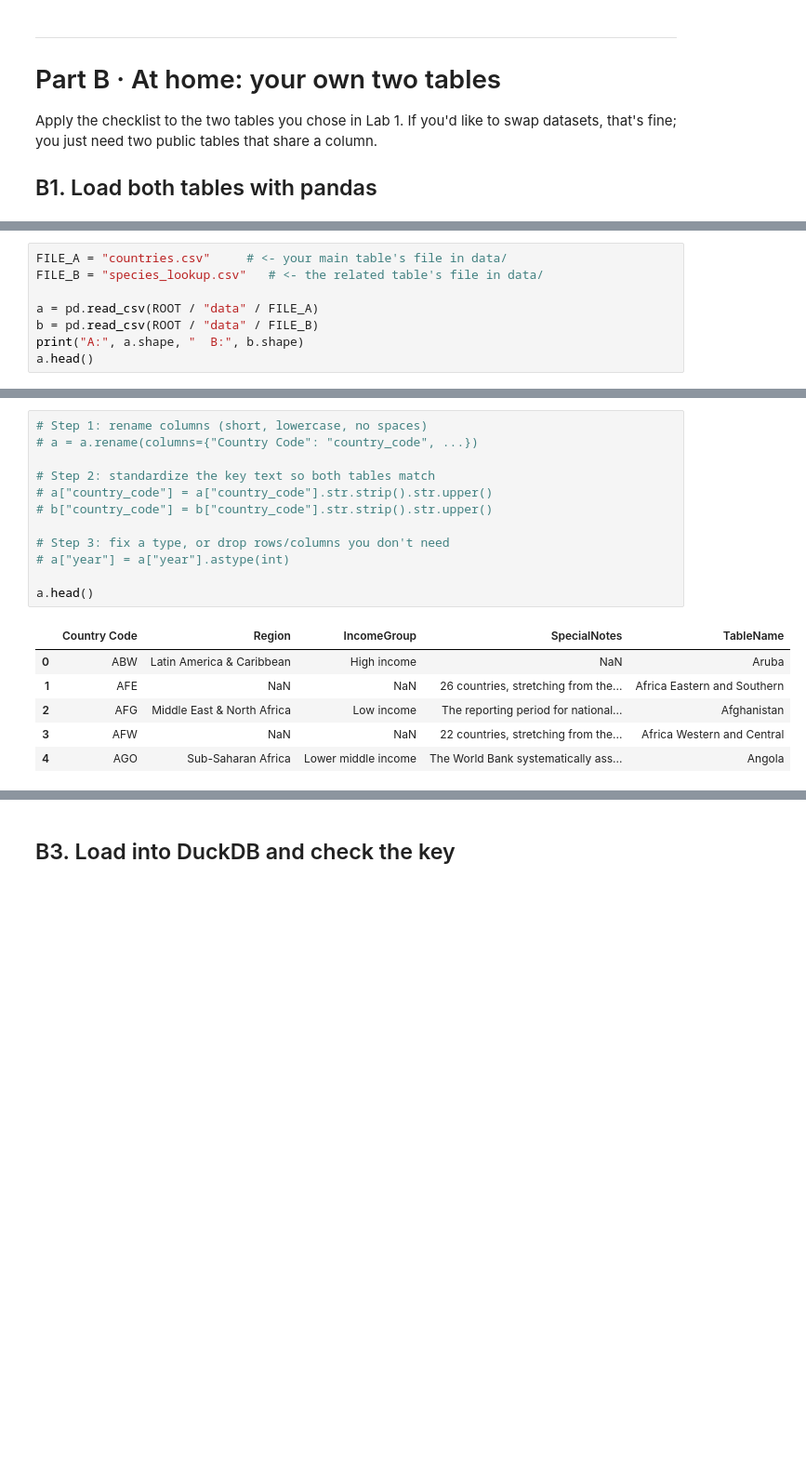
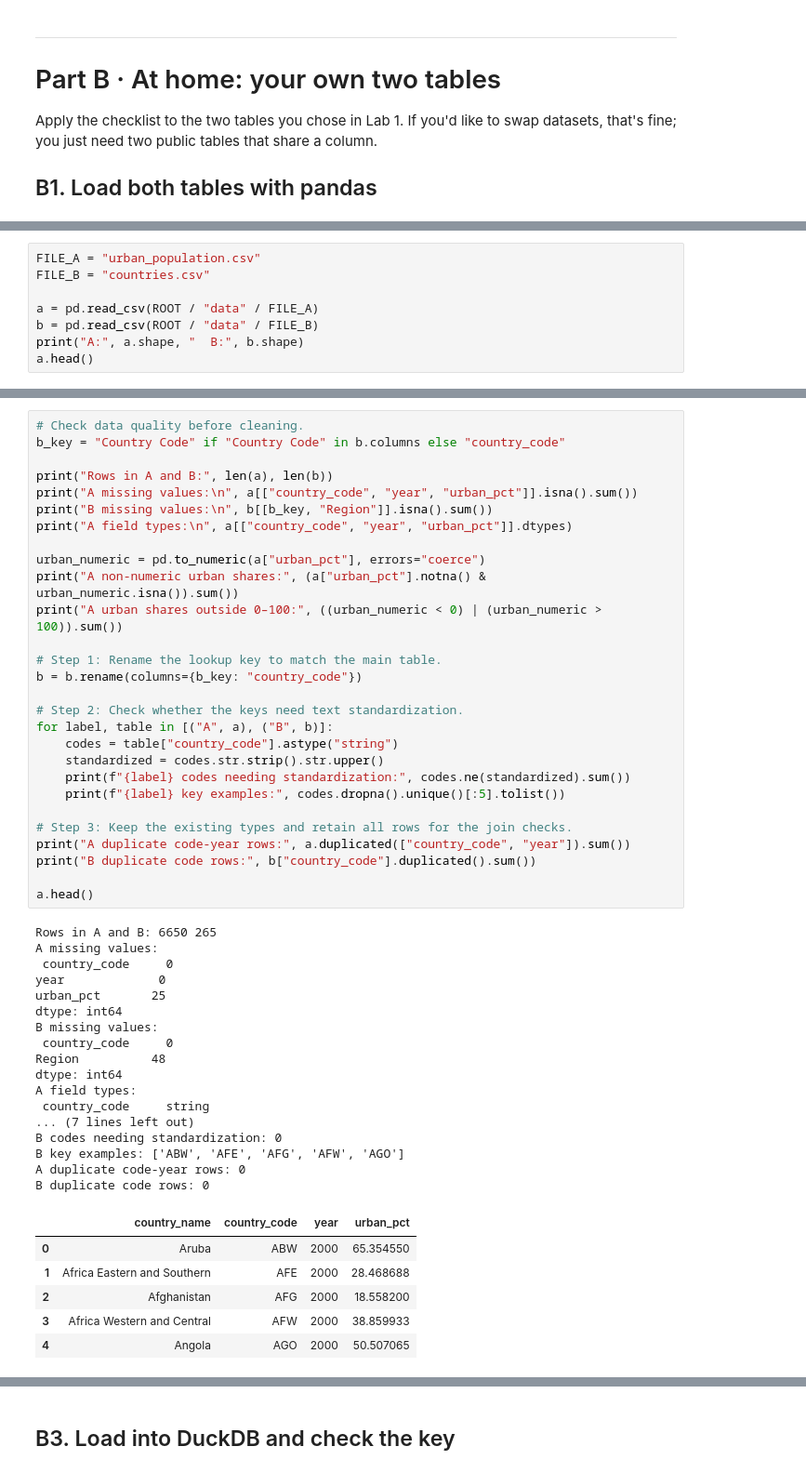
Before and after one commit to sp4609/data-infra-project, a Jupyter notebook: notebooks/lab2_joins.ipynb, the cells around one changed output, grey strips where cells are left out. Shown at 93% size. Saved outputs shown, nothing was run; the diff lists cells and outputs as text; blank space fills up the shorter version.

```diff
--- a/notebooks/lab2_joins.ipynb
+++ b/notebooks/lab2_joins.ipynb
@@ -225,6 +360,6 @@ Apply the checklist to the two tables you chose in Lab 1. If you'd like to swap
 # %%
-FILE_A = "countries.csv"     # <- your main table's file in data/
-FILE_B = "species_lookup.csv"   # <- the related table's file in data/
+FILE_A = "urban_population.csv"
+FILE_B = "countries.csv"
 
 a = pd.read_csv(ROOT / "data" / FILE_A)
 b = pd.read_csv(ROOT / "data" / FILE_B)
@@ -253,21 +389,54 @@ b.head()
 
 Use the Part A steps as a model: rename columns, standardize text, fix types, drop columns you don't need. Write each step in its own line with a comment saying *why*.
 # %%
-# Step 1: rename columns (short, lowercase, no spaces)
-# a = a.rename(columns={"Country Code": "country_code", ...})
+# Check data quality before cleaning.
+b_key = "Country Code" if "Country Code" in b.columns else "country_code"
 
-# Step 2: standardize the key text so both tables match
-# a["country_code"] = a["country_code"].str.strip().str.upper()
-# b["country_code"] = b["country_code"].str.strip().str.upper()
+print("Rows in A and B:", len(a), len(b))
+print("A missing values:\n", a[["country_code", "year", "urban_pct"]].isna().sum())
+print("B missing values:\n", b[[b_key, "Region"]].isna().sum())
+print("A field types:\n", a[["country_code", "year", "urban_pct"]].dtypes)
 
-# Step 3: fix a type, or drop rows/columns you don't need
-# a["year"] = a["year"].astype(int)
+urban_numeric = pd.to_numeric(a["urban_pct"], errors="coerce")
+print("A non-numeric urban shares:", (a["urban_pct"].notna() & urban_numeric.isna()).sum())
+print("A urban shares outside 0–100:", ((urban_numeric < 0) | (urban_numeric > 100)).sum())
+
+# Step 1: Rename the lookup key to match the main table.
+b = b.rename(columns={b_key: "country_code"})
+
+# Step 2: Check whether the keys need text standardization.
+for label, table in [("A", a), ("B", b)]:
+    codes = table["country_code"].astype("string")
+    standardized = codes.str.strip().str.upper()
+    print(f"{label} codes needing standardization:", codes.ne(standardized).sum())
+    print(f"{label} key examples:", codes.dropna().unique()[:5].tolist())
+
+# Step 3: Keep the existing types and retain all rows for the join checks.
+print("A duplicate code-year rows:", a.duplicated(["country_code", "year"]).sum())
+print("B duplicate code rows:", b["country_code"].duplicated().sum())
 
 a.head()
 # %% [output]
+Rows in A and B: 6650 265
+A missing values:
+ country_code     0
+year             0
+urban_pct       25
+dtype: int64
+B missing values:
+ country_code     0
+Region          48
+dtype: int64
+A field types:
+ country_code     string
+... (7 lines left out)
+B codes needing standardization: 0
+B key examples: ['ABW', 'AFE', 'AFG', 'AFW', 'AGO']
+A duplicate code-year rows: 0
+B duplicate code rows: 0
-|  | Country Code | Region | IncomeGroup | SpecialNotes | TableName |
-| 0 | ABW | Latin America & Caribbean | High income | NaN | Aruba |
-| 1 | AFE | NaN | NaN | 26 countries, stretching from the... | Africa Eastern and Southern |
-| 2 | AFG | Middle East & North Africa | Low income | The reporting period for national... | Afghanistan |
-| 3 | AFW | NaN | NaN | 22 countries, stretching from the... | Africa Western and Central |
-| 4 | AGO | Sub-Saharan Africa | Lower middle income | The World Bank systematically ass... | Angola |
+|  | country_name | country_code | year | urban_pct |
+| 0 | Aruba | ABW | 2000 | 65.354550 |
+| 1 | Africa Eastern and Southern | AFE | 2000 | 28.468688 |
+| 2 | Afghanistan | AFG | 2000 | 18.558200 |
+| 3 | Africa Western and Central | AFW | 2000 | 38.859933 |
+| 4 | Angola | AGO | 2000 | 50.507065 |
```
Also changed, not shown: parts of 31 cells of this notebook, 2 other files.
